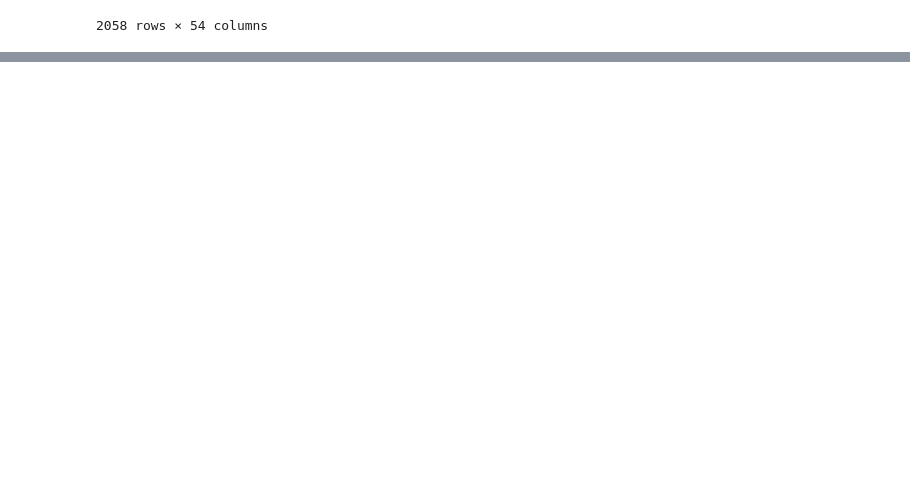
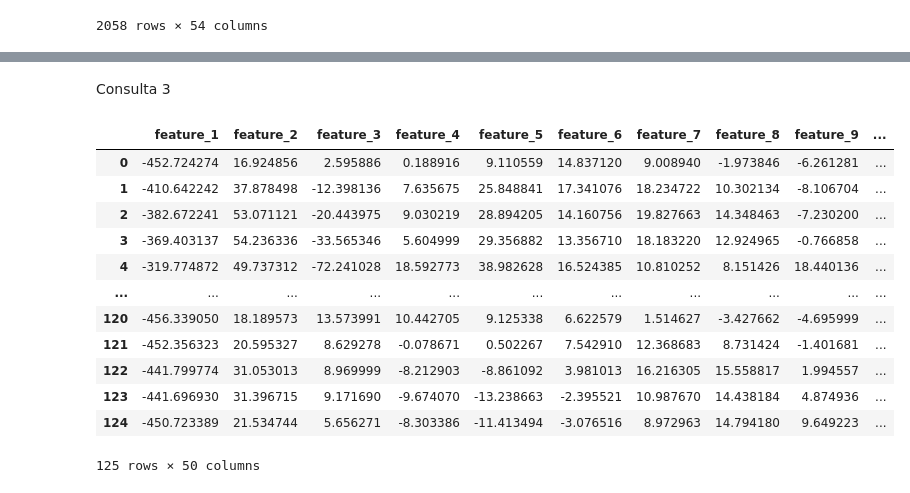
Before and after one commit to MatiasMaravi/BD2-Project2, a Jupyter notebook: knn/knn.ipynb, the cells around one changed output, grey strips where cells are left out. Cells and saved outputs as stored; diff of their text form; code cells hidden in the pictures; blank space fills up the shorter version.

```diff
--- a/knn/knn.ipynb
+++ b/knn/knn.ipynb
@@ -403,0 +476,21 @@ scaled_audio_features
+# %% [markdown]
+Consulta 3
+# %%
+audio_path="../query3.wav"
+scaled_audio_features3=extract_and_normalize_features(audio_path, normalized_combined_data)
+
+scaled_audio_features3
+# %% [output]
+|  | feature_1 | feature_2 | feature_3 | feature_4 | feature_5 | feature_6 | feature_7 | feature_8 | feature_9 | ... |
+| 0 | -452.724274 | 16.924856 | 2.595886 | 0.188916 | 9.110559 | 14.837120 | 9.008940 | -1.973846 | -6.261281 | ... |
+| 1 | -410.642242 | 37.878498 | -12.398136 | 7.635675 | 25.848841 | 17.341076 | 18.234722 | 10.302134 | -8.106704 | ... |
+| 2 | -382.672241 | 53.071121 | -20.443975 | 9.030219 | 28.894205 | 14.160756 | 19.827663 | 14.348463 | -7.230200 | ... |
+| 3 | -369.403137 | 54.236336 | -33.565346 | 5.604999 | 29.356882 | 13.356710 | 18.183220 | 12.924965 | -0.766858 | ... |
+| 4 | -319.774872 | 49.737312 | -72.241028 | 18.592773 | 38.982628 | 16.524385 | 10.810252 | 8.151426 | 18.440136 | ... |
+| ... | ... | ... | ... | ... | ... | ... | ... | ... | ... | ... |
+| 120 | -456.339050 | 18.189573 | 13.573991 | 10.442705 | 9.125338 | 6.622579 | 1.514627 | -3.427662 | -4.695999 | ... |
+| 121 | -452.356323 | 20.595327 | 8.629278 | -0.078671 | 0.502267 | 7.542910 | 12.368683 | 8.731424 | -1.401681 | ... |
+| 122 | -441.799774 | 31.053013 | 8.969999 | -8.212903 | -8.861092 | 3.981013 | 16.216305 | 15.558817 | 1.994557 | ... |
+| 123 | -441.696930 | 31.396715 | 9.171690 | -9.674070 | -13.238663 | -2.395521 | 10.987670 | 14.438184 | 4.874936 | ... |
+| 124 | -450.723389 | 21.534744 | 5.656271 | -8.303386 | -11.413494 | -3.076516 | 8.972963 | 14.794180 | 9.649223 | ... |
+125 rows × 50 columns
```
Also changed, not shown: parts of 47 cells of this notebook, 2 other files.
